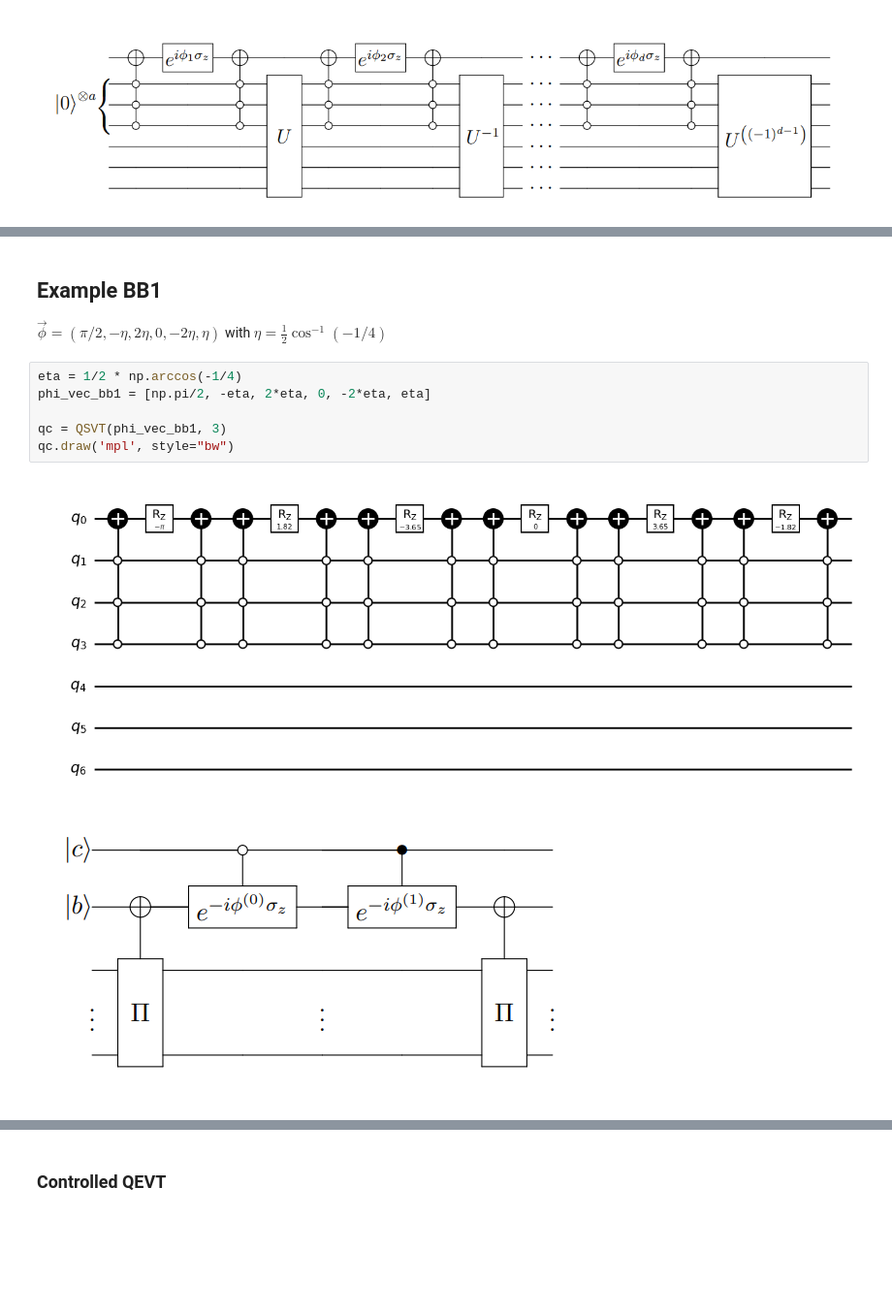
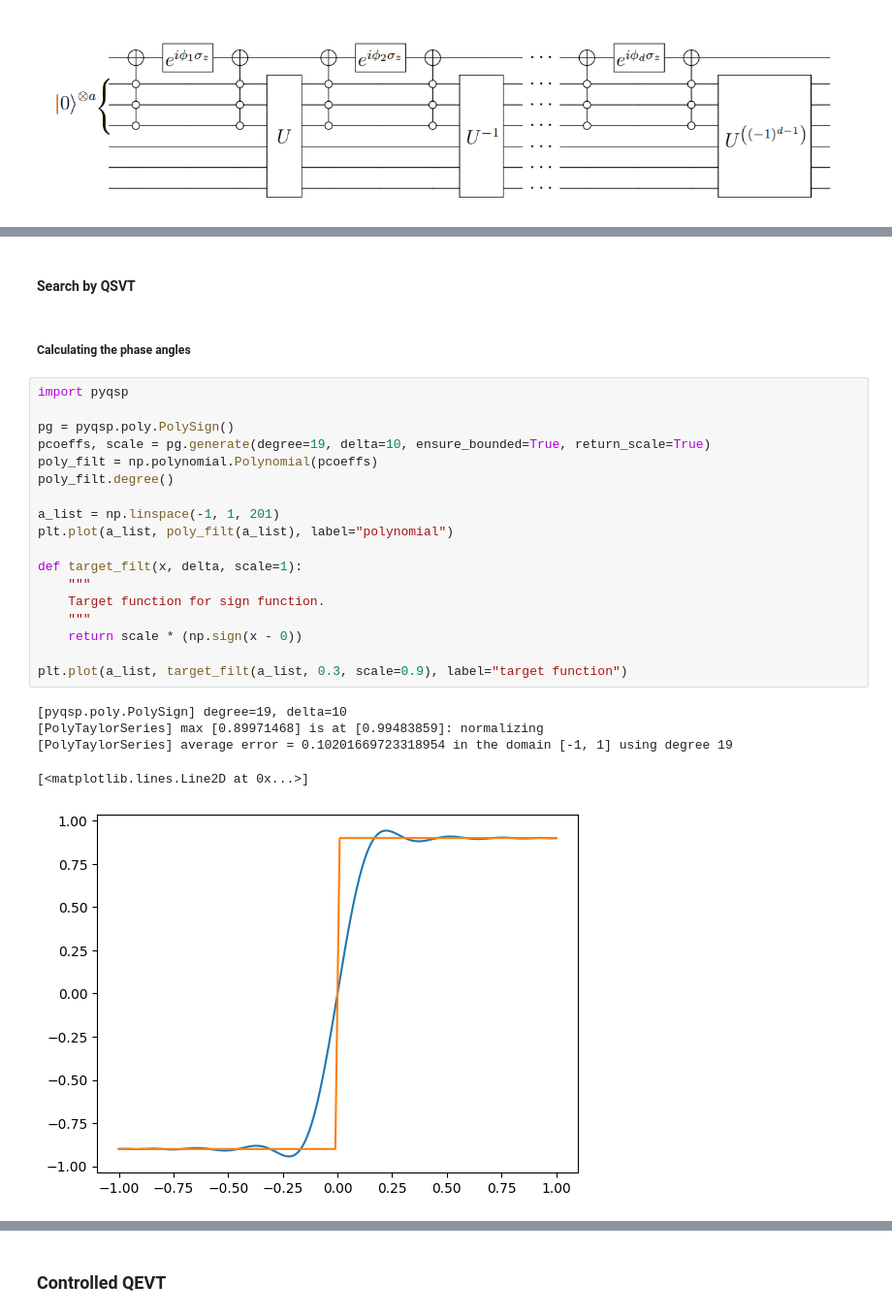
Before and after one commit to thilomueller/Seminar-Quantum-Computing, a Jupyter notebook: QEVT_qiskit.ipynb, the cells around one changed output, grey strips where cells are left out. Shown: that part at 97% size. Drawn from its saved outputs; the diff is of its cells as text; blank space fills up the shorter version.

Commit message:
added QSVT search

```diff
--- a/QEVT_qiskit.ipynb
+++ b/QEVT_qiskit.ipynb
@@ -47,14 +48,29 @@ def QSVT(phi_vec, n):
     return circuit
-# %% [markdown]
-## Example BB1
-$ \vec{\phi} = (\pi/2, -\eta, 2\eta, 0, -2\eta, \eta) $ with $ \eta = \frac{1}{2} \cos^{-1}(-1/4) $
-# %%
-eta = 1/2 * np.arccos(-1/4)
-phi_vec_bb1 = [np.pi/2, -eta, 2*eta, 0, -2*eta, eta]
-
-qc = QSVT(phi_vec_bb1, 3)
-qc.draw('mpl', style="bw")
-# %% [output]
-[figure, removed]
-# %% [markdown]
-![image.png](attachment:image.png)
+# %% [markdown]
+#### Search by QSVT
+# %% [markdown]
+##### Calculating the phase angles
+# %%
+import pyqsp
+
+pg = pyqsp.poly.PolySign()
+pcoeffs, scale = pg.generate(degree=19, delta=10, ensure_bounded=True, return_scale=True)
+poly_filt = np.polynomial.Polynomial(pcoeffs)
+poly_filt.degree()
+
+a_list = np.linspace(-1, 1, 201)
+plt.plot(a_list, poly_filt(a_list), label="polynomial")
+
+def target_filt(x, delta, scale=1):
+    """
+    Target function for sign function.
+    """
+    return scale * (np.sign(x - 0))
+
+plt.plot(a_list, target_filt(a_list, 0.3, scale=0.9), label="target function")
+# %% [output]
+[pyqsp.poly.PolySign] degree=19, delta=10
+[PolyTaylorSeries] max [0.89971468] is at [0.99483859]: normalizing
+[PolyTaylorSeries] average error = 0.10201669723318954 in the domain [-1, 1] using degree 19
+[<matplotlib.lines.Line2D at 0x...>]
+[figure, added]
```
Also changed, not shown: parts of 9 cells of this notebook.
